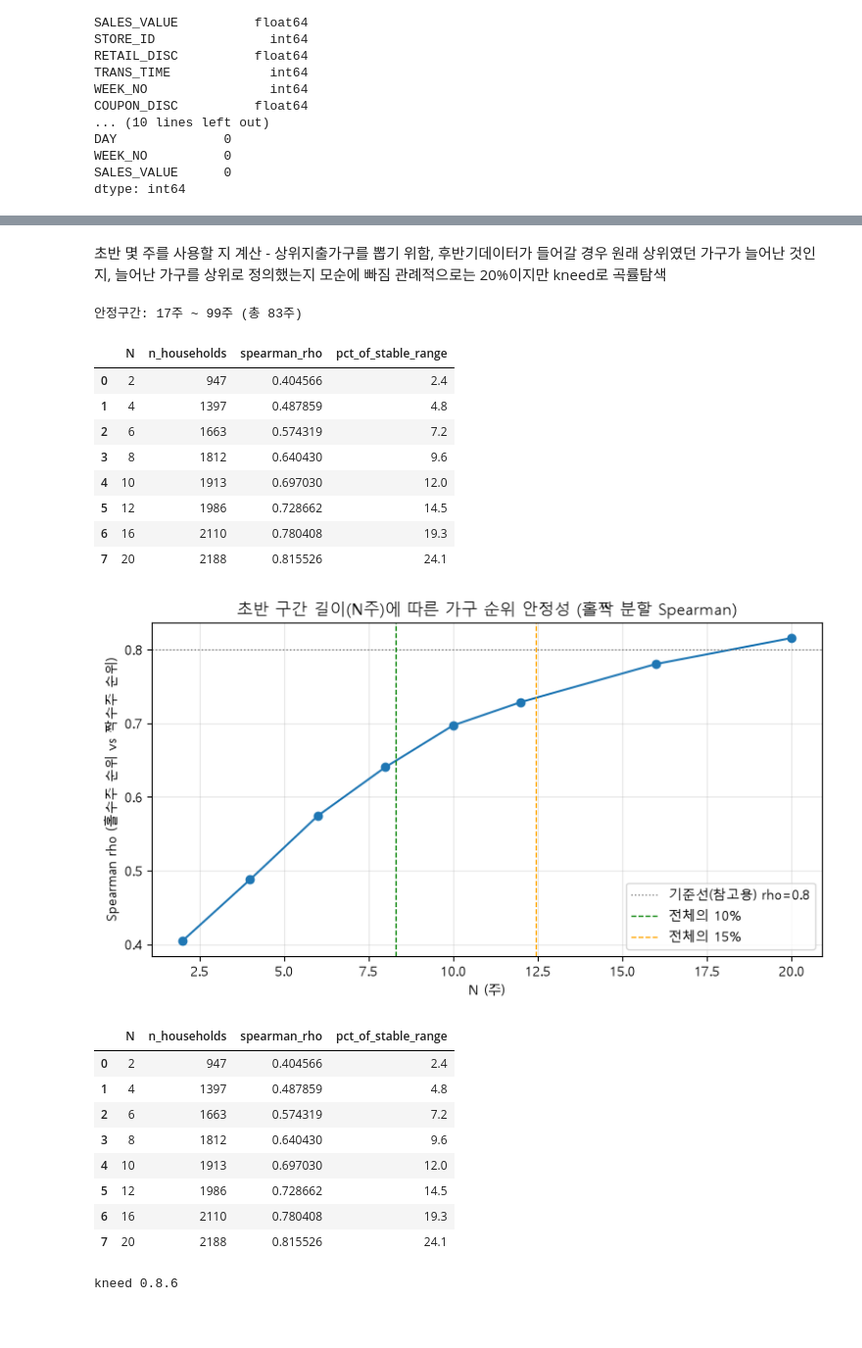
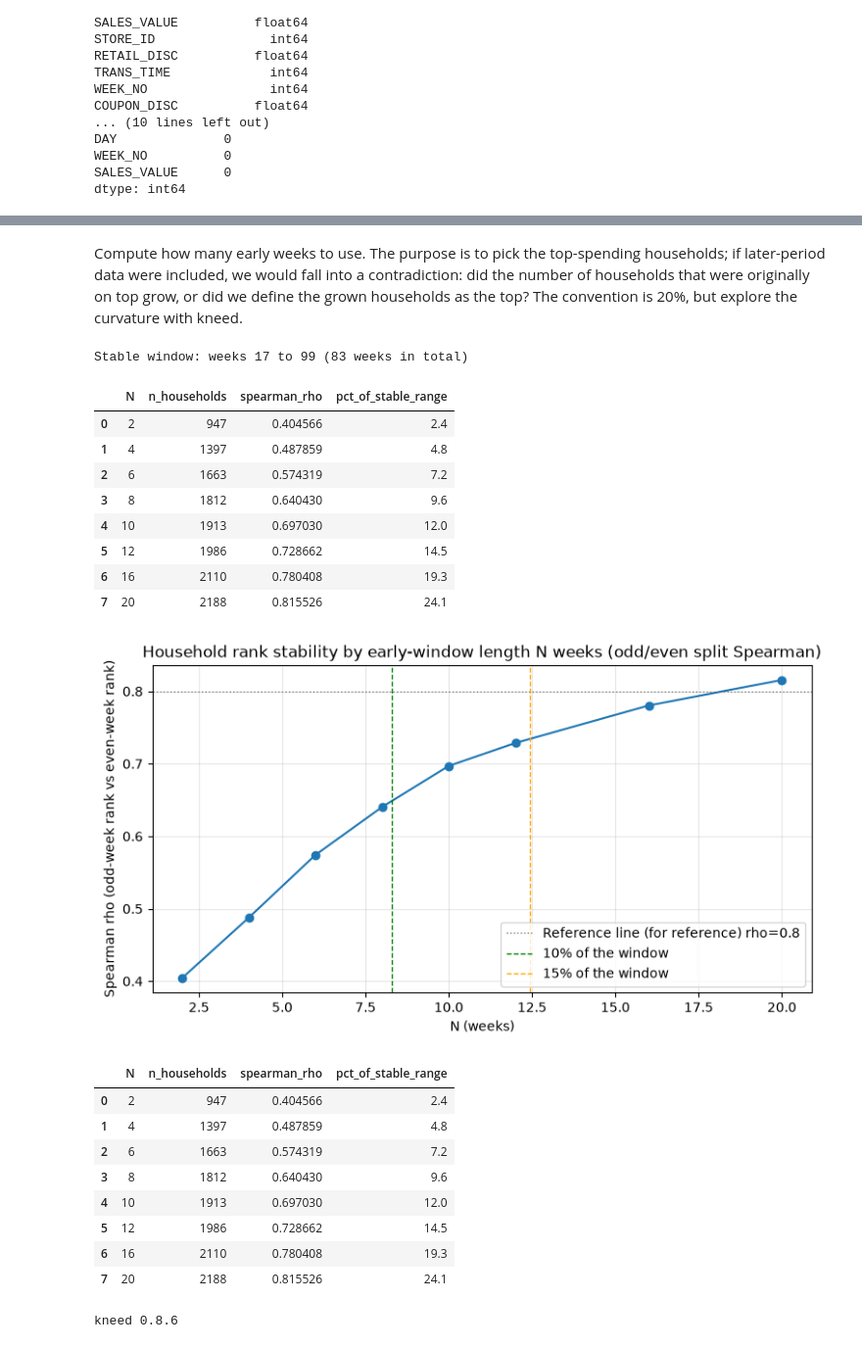
Before and after one commit to jiwoon-oh/dunnhumby-revenue-concentration, a Jupyter notebook: h4_transaction_eda.ipynb, the cells around one changed output, grey strips where cells are left out. Shown at 98% size. Drawn from its saved outputs; the diff is of its cells as text; code cells hidden in the pictures; blank space fills up the shorter version.

```diff
--- a/h4_transaction_eda.ipynb
+++ b/h4_transaction_eda.ipynb
@@ -14,15 +14,8 @@ H4/H4-1/H4-2에서 실제로 쓰는 컬럼(household_key, DAY, WEEK_NO, BASKET_I
 import pandas as pd
 import numpy as np
 import matplotlib.pyplot as plt
-import matplotlib.font_manager as fm
 
-# 한글 폰트 설정
-candidates = ["Malgun Gothic", "NanumGothic", "AppleGothic"]
-available = {f.name for f in fm.fontManager.ttflist}
-font_name = next((c for c in candidates if c in available), None)
-if font_name:
-    plt.rcParams["font.family"] = font_name
-plt.rcParams["axes.unicode_minus"] = False
+plt.rcParams["axes.unicode_minus"] = False  # keep the minus sign as a plain hyphen
 
 pd.set_option('display.max_columns', 100)
 pd.set_option('display.width', 150)
@@ -300,14 +293,14 @@ pd.DataFrame([
 # %% [markdown]
-초반 몇 주를 사용할 지 계산 - 상위지출가구를 뽑기 위함, 후반기데이터가 들어갈 경우 원래 상위였던 가구가 늘어난 것인지, 늘어난 가구를 상위로 정의했는지 모순에 빠짐
-관례적으로는 20%이지만 kneed로 곡률탐색
+Compute how many early weeks to use. The purpose is to pick the top-spending households; if later-period data were included, we would fall into a contradiction: did the number of households that were originally on top grow, or did we define the grown households as the top?
+The convention is 20%, but explore the curvature with kneed.
 # %%
 from scipy.stats import spearmanr
 
-# 안정구간 범위 확인 (팀 합의: 17주부터, 상단은 기존 99주 유지)
+# Check the stable-window range (team agreement: from week 17, upper end kept at the existing week 99)
 stable_min_week = tx_stable["WEEK_NO"].min()
 stable_max_week = tx_stable["WEEK_NO"].max()
 total_stable_weeks = stable_max_week - stable_min_week + 1
-print(f"안정구간: {stable_min_week}주 ~ {stable_max_week}주 (총 {total_stable_weeks}주)")
+print(f"Stable window: weeks {stable_min_week} to {stable_max_week} ({total_stable_weeks} weeks in total)")
 
 candidate_N = [2, 4, 6, 8, 10, 12, 16, 20]
 results = []
@@ -318,7 +311,7 @@ for N in candidate_N:
         (tx_stable["WEEK_NO"] < stable_min_week + N)
     ].copy()
 
-    # 윈도우 내에서 홀수주/짝수주로 분할 (절대 WEEK_NO 기준이 아니라 윈도우 내 상대 순서 기준)
+    # Split into odd/even weeks within the window (by relative order within the window, not by absolute WEEK_NO)
     window["week_rel"] = window["WEEK_NO"] - stable_min_week
     odd_weeks  = window[window["week_rel"] % 2 == 1]
     even_weeks = window[window["week_rel"] % 2 == 0]
@@ -326,7 +319,7 @@ for N in candidate_N:
     sales_odd  = odd_weeks.groupby("household_key")["SALES_VALUE"].sum()
     sales_even = even_weeks.groupby("household_key")["SALES_VALUE"].sum()
 
-    # 양쪽 다 존재하는 가구만 비교 (한쪽에만 있으면 순위 비교 불가)
+    # Compare only households present in both halves (no rank comparison if present in only one)
     common_hh = sales_odd.index.intersection(sales_even.index)
 
     if len(common_hh) < 10:
@@ -344,7 +337,7 @@ for N in candidate_N:
 rank_stability = pd.DataFrame(results)
 rank_stability
 # %% [output]
-안정구간: 17주 ~ 99주 (총 83주)
+Stable window: weeks 17 to 99 (83 weeks in total)
 |  | N | n_households | spearman_rho | pct_of_stable_range |
 | 0 | 2 | 947 | 0.404566 | 2.4 |
 | 1 | 4 | 1397 | 0.487859 | 4.8 |
@@ -355,25 +348,25 @@ rank_stability
 | 6 | 16 | 2110 | 0.780408 | 19.3 |
 | 7 | 20 | 2188 | 0.815526 | 24.1 |
 # %%
-# 순위 안정성 곡선 시각화
+# Plot the rank-stability curve
 fig, ax = plt.subplots(figsize=(9, 4.5))
 ax.plot(rank_stability["N"], rank_stability["spearman_rho"], marker='o')
-ax.axhline(0.8, color='gray', linestyle=':', linewidth=1, label='기준선(참고용) rho=0.8')
+ax.axhline(0.8, color='gray', linestyle=':', linewidth=1, label='Reference line (for reference) rho=0.8')
 
-# 안정구간의 10~15% 상한선 표시
-ax.axvline(total_stable_weeks * 0.10, color='green', linestyle='--', linewidth=1, label='전체의 10%')
-ax.axvline(total_stable_weeks * 0.15, color='orange', linestyle='--', linewidth=1, label='전체의 15%')
+# Mark the 10-15% upper limit of the stable window
+ax.axvline(total_stable_weeks * 0.10, color='green', linestyle='--', linewidth=1, label='10% of the window')
+ax.axvline(total_stable_weeks * 0.15, color='orange', linestyle='--', linewidth=1, label='15% of the window')
 
-ax.set_title("초반 구간 길이(N주)에 따른 가구 순위 안정성 (홀짝 분할 Spearman)")
-ax.set_xlabel("N (주)")
-ax.set_ylabel("Spearman rho (홀수주 순위 vs 짝수주 순위)")
+ax.set_title("Household rank stability by early-window length N weeks (odd/even split Spearman)")
+ax.set_xlabel("N (weeks)")
+ax.set_ylabel("Spearman rho (odd-week rank vs even-week rank)")
 ax.legend()
 ax.grid(alpha=0.3)
 plt.show()
 
 rank_stability
 # %% [output]
-[figure, old version]
+[figure, new version]
 |  | N | n_households | spearman_rho | pct_of_stable_range |
 | 0 | 2 | 947 | 0.404566 | 2.4 |
 | 1 | 4 | 1397 | 0.487859 | 4.8 |
```
Also changed, not shown: parts of 25 cells of this notebook, 12 other files.
